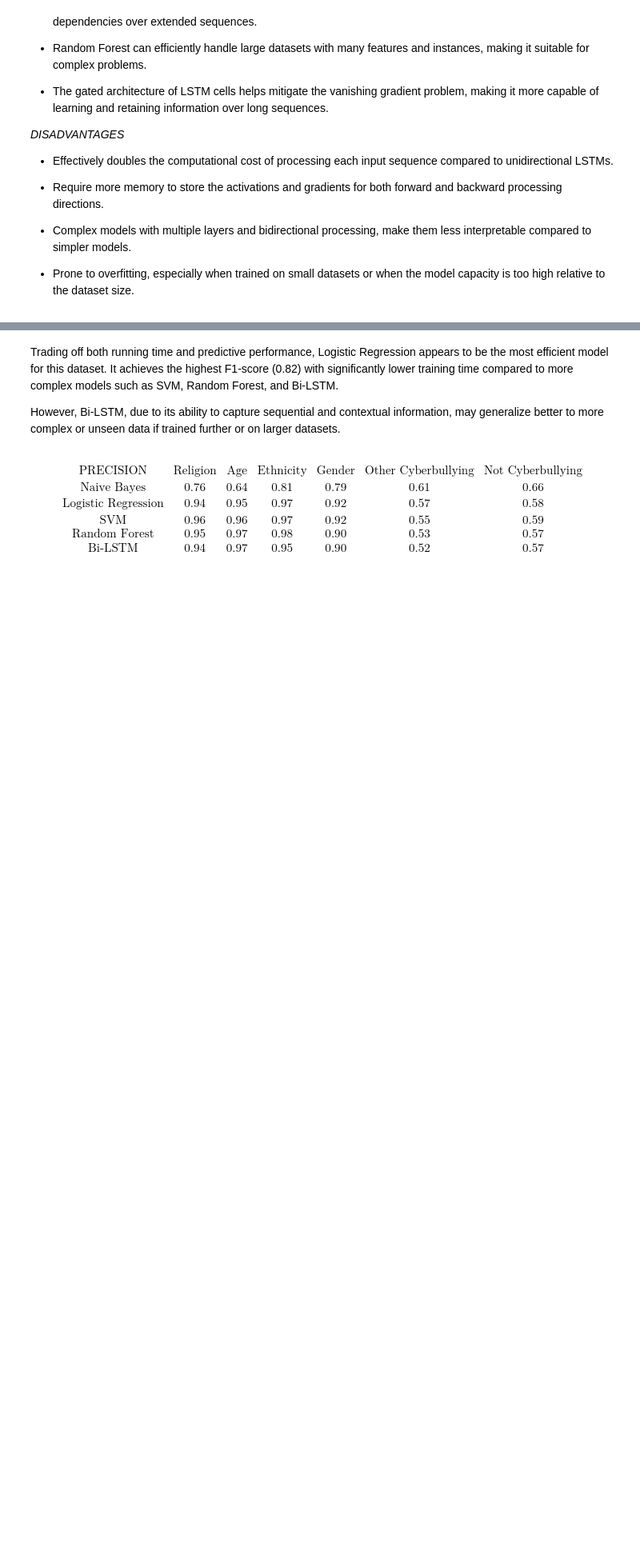
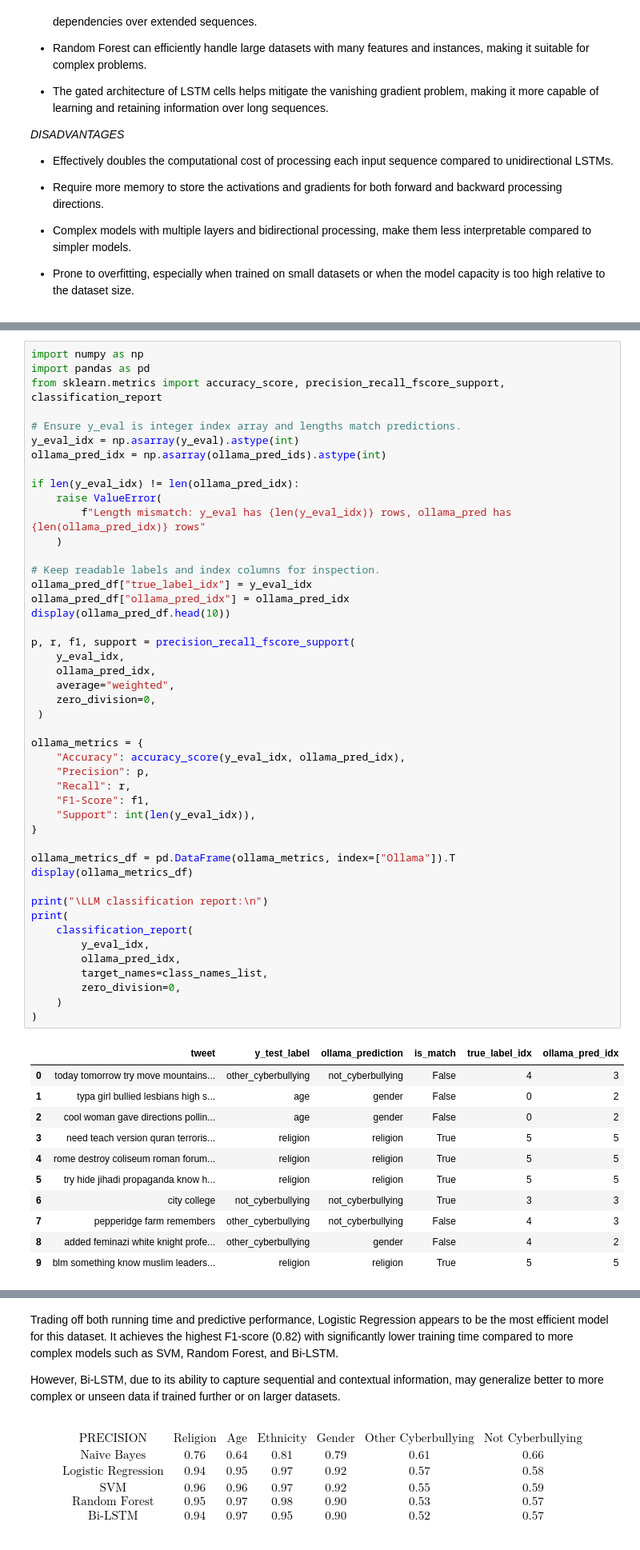
Before and after one commit to donkey-king-kong/CSCI-4907-NLU, a Jupyter notebook: Code/Full Source Code.ipynb, the cells around one changed output, grey strips where cells are left out. Shown at 80% size. Drawn from its saved outputs; the diff is of its cells as text; blank space fills up the shorter version.

Commit message:
add: updated qwen2.5 results + zero-shot NLI predictors code

```diff
--- a/Code/Full Source Code.ipynb
+++ b/Code/Full Source Code.ipynb
@@ -1473,0 +1746,58 @@ other_cyberbullying       0.56      0.66      0.60      2006
+# %%
+import numpy as np
+import pandas as pd
+from sklearn.metrics import accuracy_score, precision_recall_fscore_support, classification_report
+
+# Ensure y_eval is integer index array and lengths match predictions.
+y_eval_idx = np.asarray(y_eval).astype(int)
+ollama_pred_idx = np.asarray(ollama_pred_ids).astype(int)
+
+if len(y_eval_idx) != len(ollama_pred_idx):
+    raise ValueError(
+        f"Length mismatch: y_eval has {len(y_eval_idx)} rows, ollama_pred has {len(ollama_pred_idx)} rows"
+    )
+
+# Keep readable labels and index columns for inspection.
+ollama_pred_df["true_label_idx"] = y_eval_idx
+ollama_pred_df["ollama_pred_idx"] = ollama_pred_idx
+display(ollama_pred_df.head(10))
+
+p, r, f1, support = precision_recall_fscore_support(
+    y_eval_idx,
+    ollama_pred_idx,
+    average="weighted",
+    zero_division=0,
+ )
+
+ollama_metrics = {
+    "Accuracy": accuracy_score(y_eval_idx, ollama_pred_idx),
+    "Precision": p,
+    "Recall": r,
+    "F1-Score": f1,
+    "Support": int(len(y_eval_idx)),
+}
+
+ollama_metrics_df = pd.DataFrame(ollama_metrics, index=["Ollama"]).T
+display(ollama_metrics_df)
+
+print("\LLM classification report:\n")
+print(
+    classification_report(
+        y_eval_idx,
+        ollama_pred_idx,
+        target_names=class_names_list,
+        zero_division=0,
+    )
+)
+# %% [output]
+|  | tweet | y_test_label | ollama_prediction | is_match | true_label_idx | ollama_pred_idx |
+| 0 | today tomorrow try move mountains... | other_cyberbullying | not_cyberbullying | False | 4 | 3 |
+| 1 | typa girl bullied lesbians high s... | age | gender | False | 0 | 2 |
+| 2 | cool woman gave directions pollin... | age | gender | False | 0 | 2 |
+| 3 | need teach version quran terroris... | religion | religion | True | 5 | 5 |
+| 4 | rome destroy coliseum roman forum... | religion | religion | True | 5 | 5 |
+| 5 | try hide jihadi propaganda know h... | religion | religion | True | 5 | 5 |
+| 6 | city college | not_cyberbullying | not_cyberbullying | True | 3 | 3 |
+| 7 | pepperidge farm remembers | other_cyberbullying | not_cyberbullying | False | 4 | 3 |
+| 8 | added feminazi white knight profe... | other_cyberbullying | gender | False | 4 | 2 |
+| 9 | blm something know muslim leaders... | religion | religion | True | 5 | 5 |
```
Also changed, not shown: parts of 6 cells of this notebook, 4 other files.
